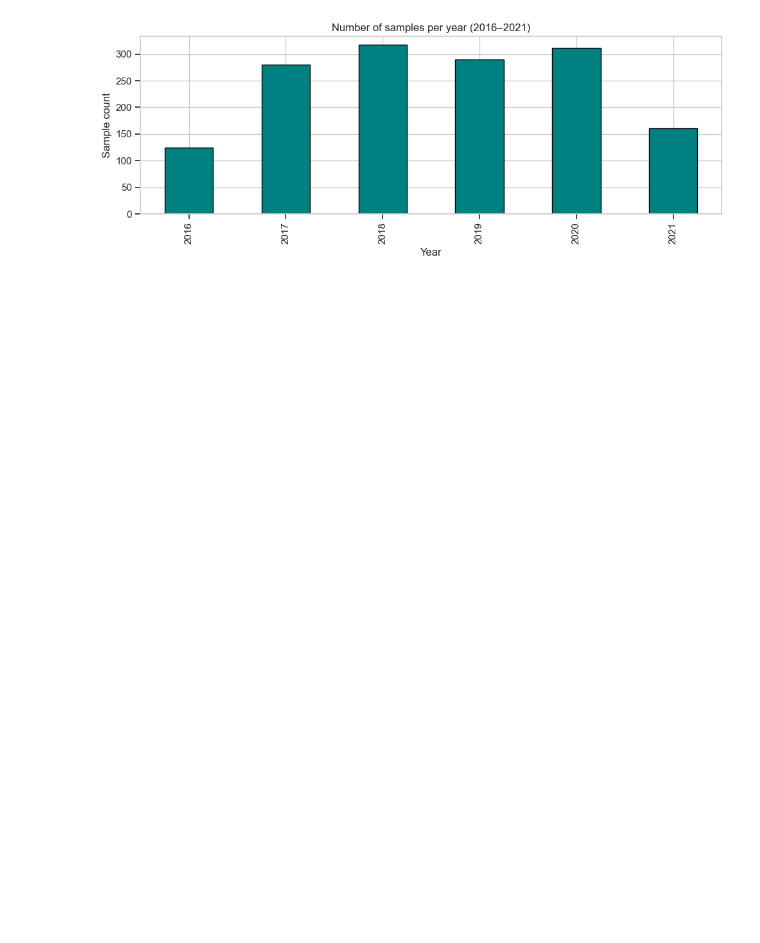
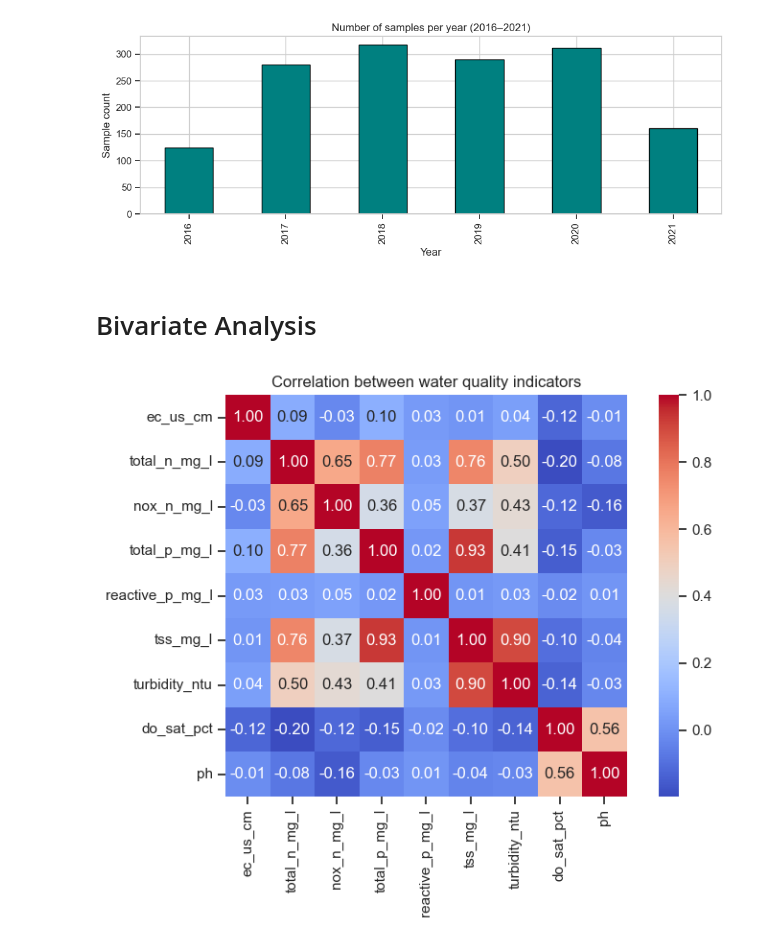
Before and after one commit to rosisneupane/nsw-water-quality-analysis, a Jupyter notebook: notebooks/01_exploration.ipynb, the cells around one changed output. Cells and saved outputs as stored; diff of their text form; code cells hidden in the pictures; blank space fills up the shorter version.

```diff
--- a/notebooks/01_exploration.ipynb
+++ b/notebooks/01_exploration.ipynb
@@ -229,3 +231,23 @@ plt.savefig("../figures/06_samples_per_year.png", dpi=150)
 plt.show()
 # %% [output]
 [figure]
+# %% [markdown]
+# Bivariate Analysis
+# %%
+# Correlation matrix
+indicator_cols = [
+    "ec_us_cm", "total_n_mg_l", "nox_n_mg_l",
+    "total_p_mg_l", "reactive_p_mg_l", "tss_mg_l",
+    "turbidity_ntu", "do_sat_pct", "ph"
+]
+
+corr = df[indicator_cols].corr()
+
+plt.figure(figsize=(8, 6))
+sns.heatmap(corr, annot=True, fmt=".2f", cmap="coolwarm", square=True)
+plt.title("Correlation between water quality indicators")
+plt.tight_layout()
+plt.savefig("../figures/07_corr_matrix.png", dpi=150)
+plt.show()
+# %% [output]
+[figure, added]
```
Also changed, not shown: parts of 3 cells of this notebook.
